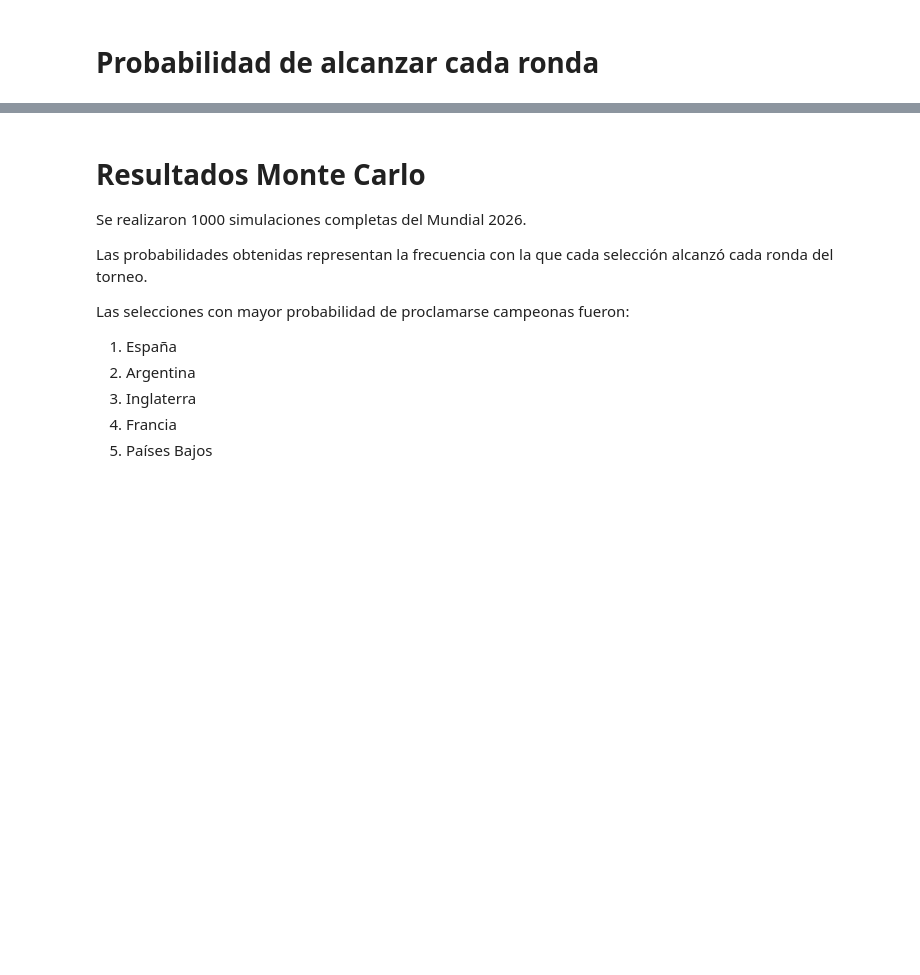
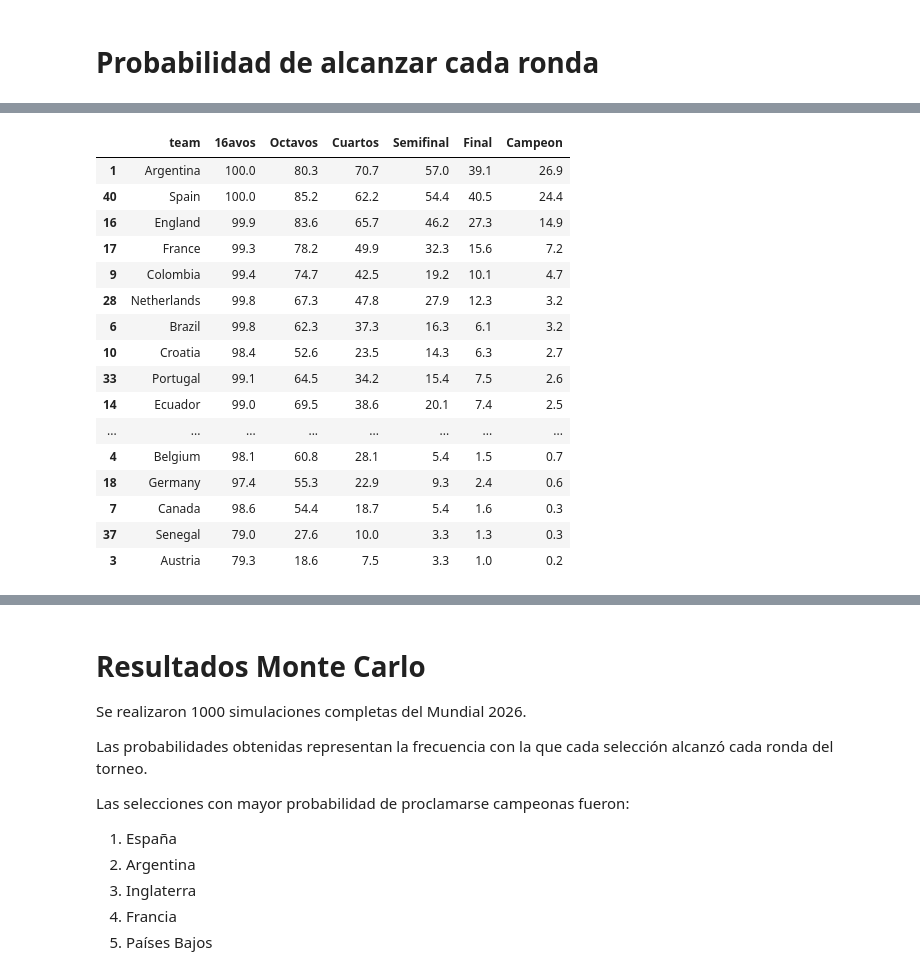
Before and after one commit to alejandro21rg/proyecto_ml, a Jupyter notebook: notebook/mundial_simulacion.ipynb, the cells around one changed output, grey strips where cells are left out. Cells and saved outputs as stored; diff of their text form; code cells hidden in the pictures; blank space fills up the shorter version.

```diff
--- a/notebook/mundial_simulacion.ipynb
+++ b/notebook/mundial_simulacion.ipynb
@@ -2456,0 +2503,66 @@ probabilidades.head(20)
+# %%
+equipos = sorted(
+    selecciones["team"].unique()
+)
+
+probabilidades = []
+
+for equipo in equipos:
+
+    probabilidades.append({
+
+        "team": equipo,
+
+        "16avos":
+            contador_16avos[equipo]
+            / n_simulaciones * 100,
+
+        "Octavos":
+            contador_octavos[equipo]
+            / n_simulaciones * 100,
+
+        "Cuartos":
+            contador_cuartos[equipo]
+            / n_simulaciones * 100,
+
+        "Semifinal":
+            contador_semis[equipo]
+            / n_simulaciones * 100,
+
+        "Final":
+            contador_final[equipo]
+            / n_simulaciones * 100,
+
+        "Campeon":
+            contador_campeon[equipo]
+            / n_simulaciones * 100
+    })
+
+probabilidades = pd.DataFrame(
+    probabilidades
+)
+
+probabilidades = probabilidades.sort_values(
+    "Campeon",
+    ascending=False
+)
+
+probabilidades.head(20)
+# %% [output]
+|  | team | 16avos | Octavos | Cuartos | Semifinal | Final | Campeon |
+| 1 | Argentina | 100.0 | 80.3 | 70.7 | 57.0 | 39.1 | 26.9 |
+| 40 | Spain | 100.0 | 85.2 | 62.2 | 54.4 | 40.5 | 24.4 |
+| 16 | England | 99.9 | 83.6 | 65.7 | 46.2 | 27.3 | 14.9 |
+| 17 | France | 99.3 | 78.2 | 49.9 | 32.3 | 15.6 | 7.2 |
+| 9 | Colombia | 99.4 | 74.7 | 42.5 | 19.2 | 10.1 | 4.7 |
+| 28 | Netherlands | 99.8 | 67.3 | 47.8 | 27.9 | 12.3 | 3.2 |
+| 6 | Brazil | 99.8 | 62.3 | 37.3 | 16.3 | 6.1 | 3.2 |
+| 10 | Croatia | 98.4 | 52.6 | 23.5 | 14.3 | 6.3 | 2.7 |
+| 33 | Portugal | 99.1 | 64.5 | 34.2 | 15.4 | 7.5 | 2.6 |
+| 14 | Ecuador | 99.0 | 69.5 | 38.6 | 20.1 | 7.4 | 2.5 |
+| ... | ... | ... | ... | ... | ... | ... | ... |
+| 4 | Belgium | 98.1 | 60.8 | 28.1 | 5.4 | 1.5 | 0.7 |
+| 18 | Germany | 97.4 | 55.3 | 22.9 | 9.3 | 2.4 | 0.6 |
+| 7 | Canada | 98.6 | 54.4 | 18.7 | 5.4 | 1.6 | 0.3 |
+| 37 | Senegal | 79.0 | 27.6 | 10.0 | 3.3 | 1.3 | 0.3 |
+| 3 | Austria | 79.3 | 18.6 | 7.5 | 3.3 | 1.0 | 0.2 |
```
Also changed, not shown: parts of 41 cells of this notebook, 10 other files.
